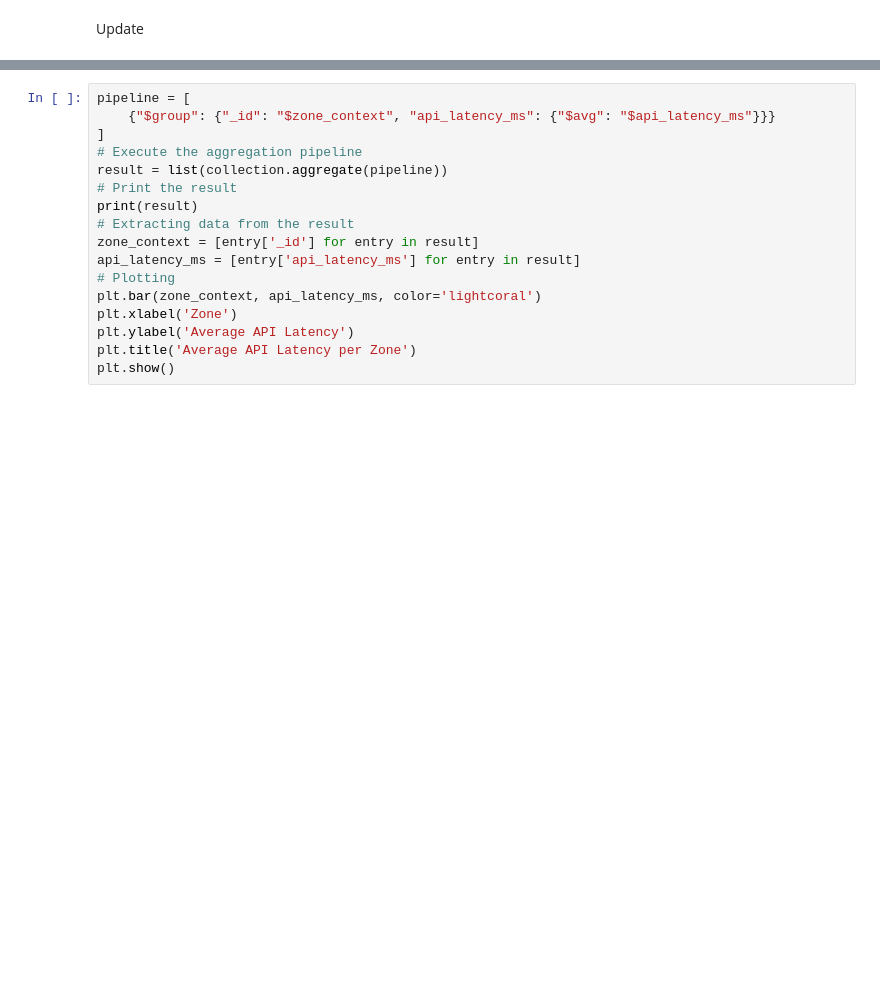
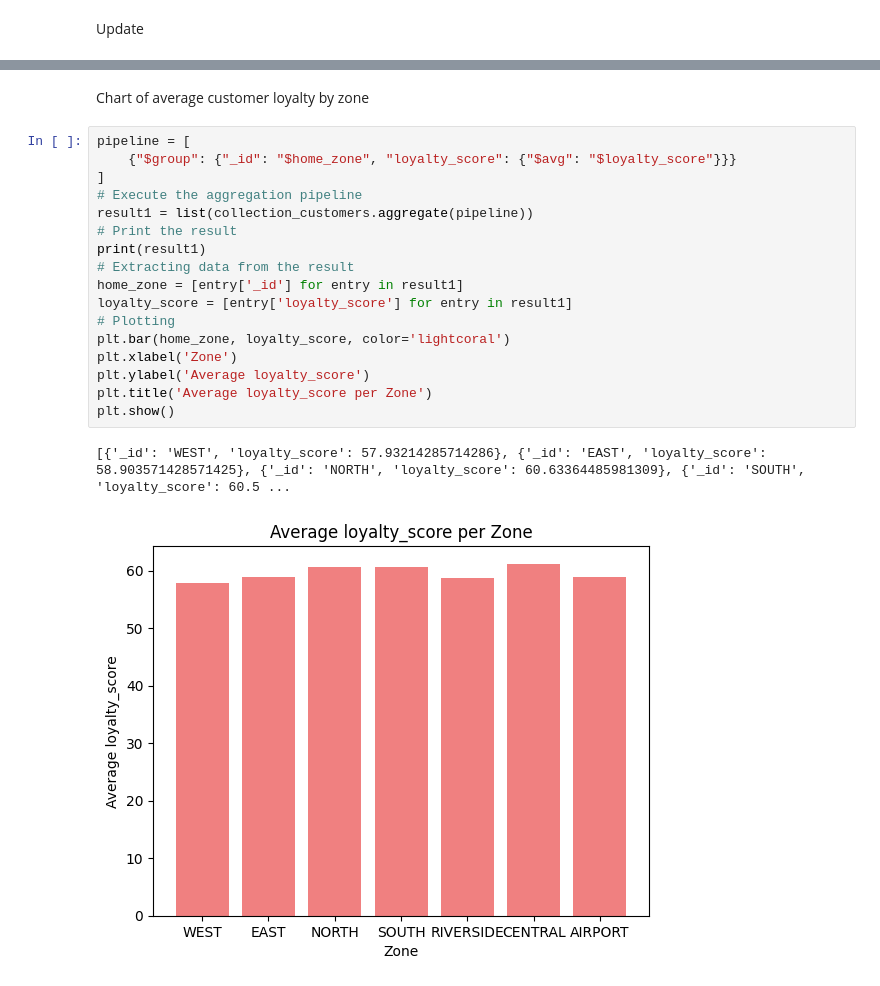
Before and after one commit to sydney142/databases_analytics_assignment, a Jupyter notebook: Assignment_Pymongo.ipynb, the cells around one changed output, grey strips where cells are left out. Saved outputs shown, nothing was run; the diff lists cells and outputs as text; blank space fills up the shorter version.

```diff
--- a/Assignment_Pymongo.ipynb
+++ b/Assignment_Pymongo.ipynb
@@ -74,17 +141,22 @@ Chart with updated zone grouping
+# %% [markdown]
+Chart of average customer loyalty by zone
 # %%
 pipeline = [
-    {"$group": {"_id": "$zone_context", "api_latency_ms": {"$avg": "$api_latency_ms"}}}
+    {"$group": {"_id": "$home_zone", "loyalty_score": {"$avg": "$loyalty_score"}}}
 ]
 # Execute the aggregation pipeline
-result = list(collection.aggregate(pipeline))
+result1 = list(collection_customers.aggregate(pipeline))
 # Print the result
-print(result)
+print(result1)
 # Extracting data from the result
-zone_context = [entry['_id'] for entry in result]
-api_latency_ms = [entry['api_latency_ms'] for entry in result]
+home_zone = [entry['_id'] for entry in result1]
+loyalty_score = [entry['loyalty_score'] for entry in result1]
 # Plotting
-plt.bar(zone_context, api_latency_ms, color='lightcoral')
+plt.bar(home_zone, loyalty_score, color='lightcoral')
 plt.xlabel('Zone')
-plt.ylabel('Average API Latency')
-plt.title('Average API Latency per Zone')
+plt.ylabel('Average loyalty_score')
+plt.title('Average loyalty_score per Zone')
 plt.show()
+# %% [output]
+[{'_id': 'WEST', 'loyalty_score': 57.93214285714286}, {'_id': 'EAST', 'loyalty_score': 58.903571428571425}, {'_id': 'NORTH', 'loyalty_score': 60.63364485981309}, {'_id': 'SOUTH', 'loyalty_score': 60.5 ...
+[figure, added]
```
Also changed, not shown: parts of 12 cells of this notebook.
